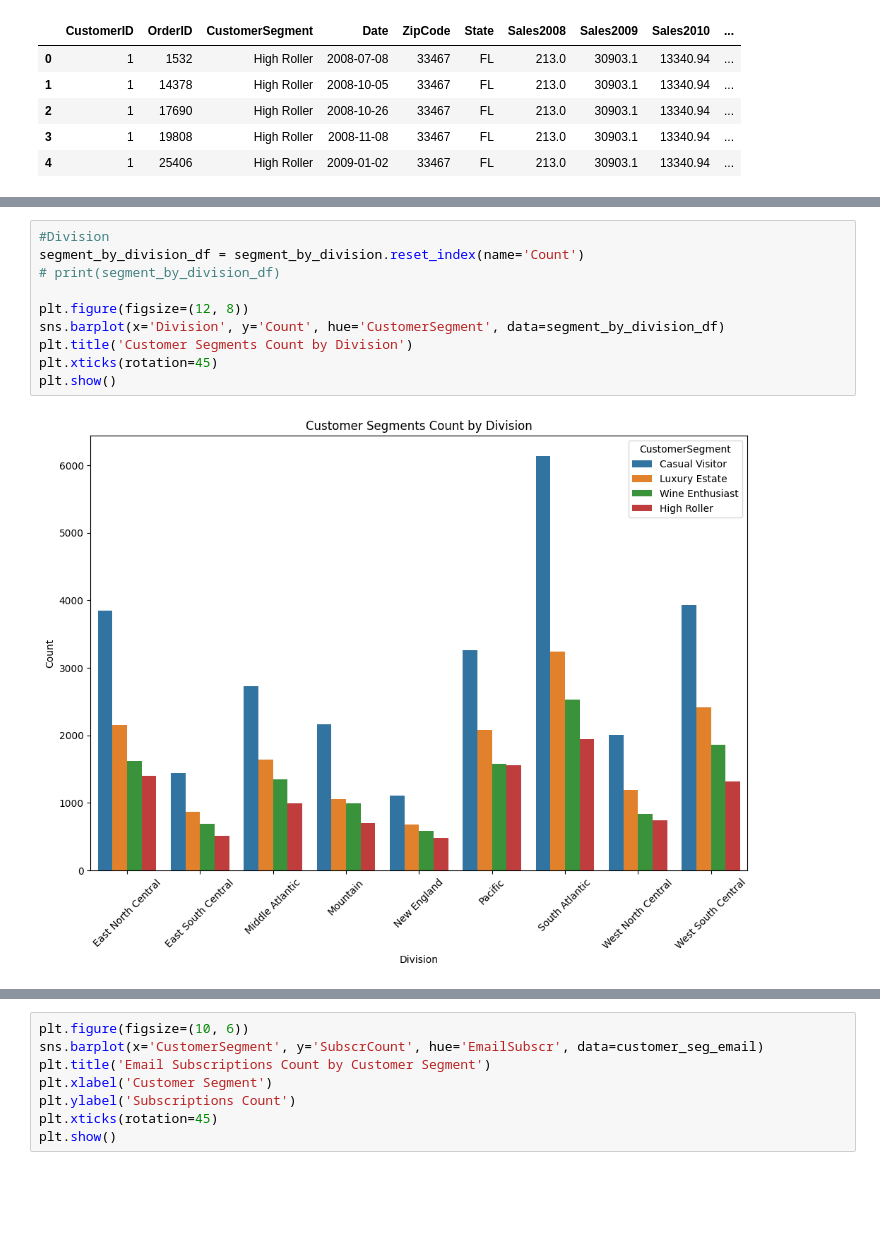
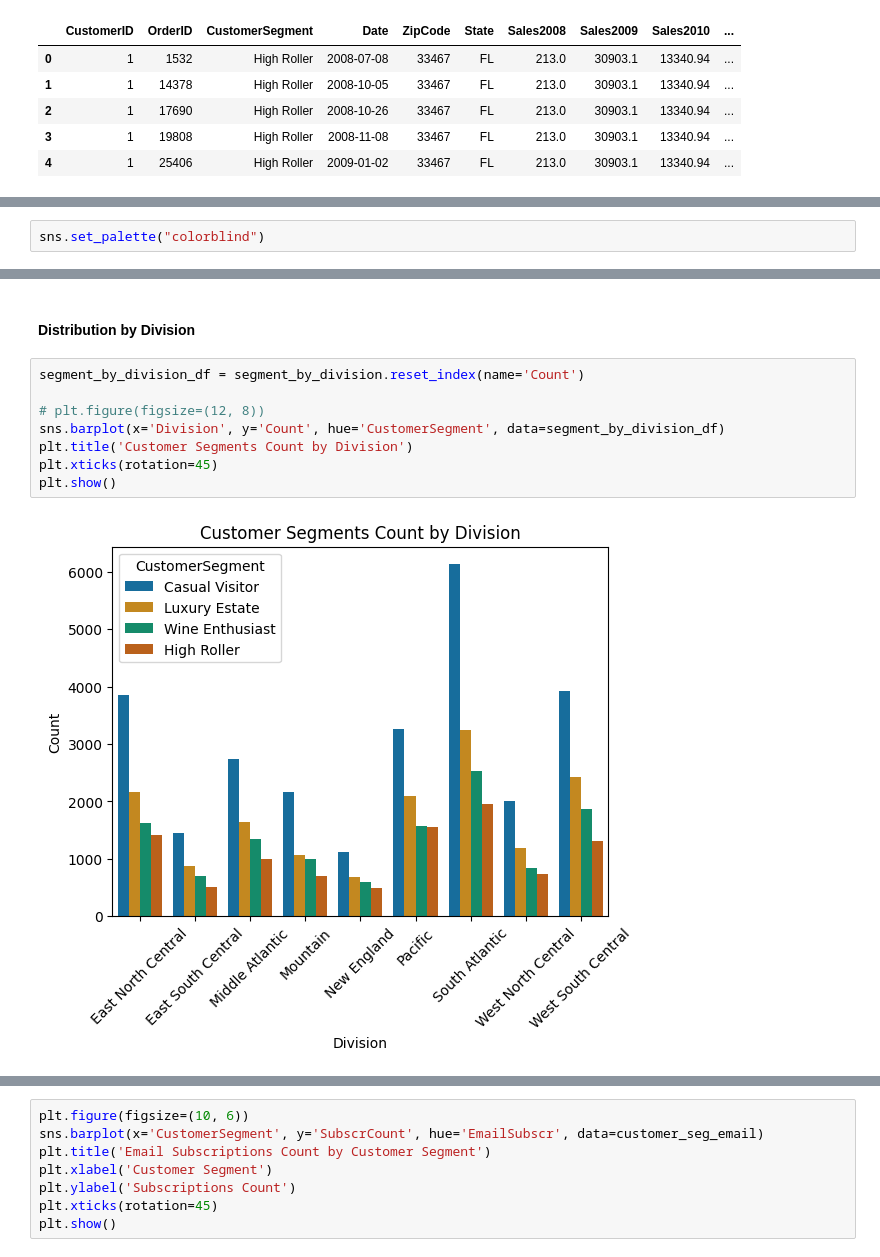
Before and after one commit to hobbeskocha/winery-and-you, a Jupyter notebook: src/2_descriptive_analysis.ipynb, the cells around one changed output, grey strips where cells are left out. Drawn from its saved outputs; the diff is of its cells as text; blank space fills up the shorter version.

Commit message:
add markdown annotations and subscription by division plots

```diff
--- a/src/2_descriptive_analysis.ipynb
+++ b/src/2_descriptive_analysis.ipynb
@@ -58,0 +45,2 @@ segment_by_division = winery.groupby("Division")["CustomerSegment"].value_counts
+# %%
+sns.set_palette("colorblind")
@@ -79,12 +69,12 @@ plt.show()
+# %% [markdown]
+#### Distribution by Division
 # %%
-#Division
 segment_by_division_df = segment_by_division.reset_index(name='Count')
-# print(segment_by_division_df)
 
-plt.figure(figsize=(12, 8))
+# plt.figure(figsize=(12, 8))
 sns.barplot(x='Division', y='Count', hue='CustomerSegment', data=segment_by_division_df)
 plt.title('Customer Segments Count by Division')
 plt.xticks(rotation=45)
 plt.show()
 # %% [output]
-[figure, old version]
+[figure, new version]
```
Also changed, not shown: parts of 41 cells of this notebook.
